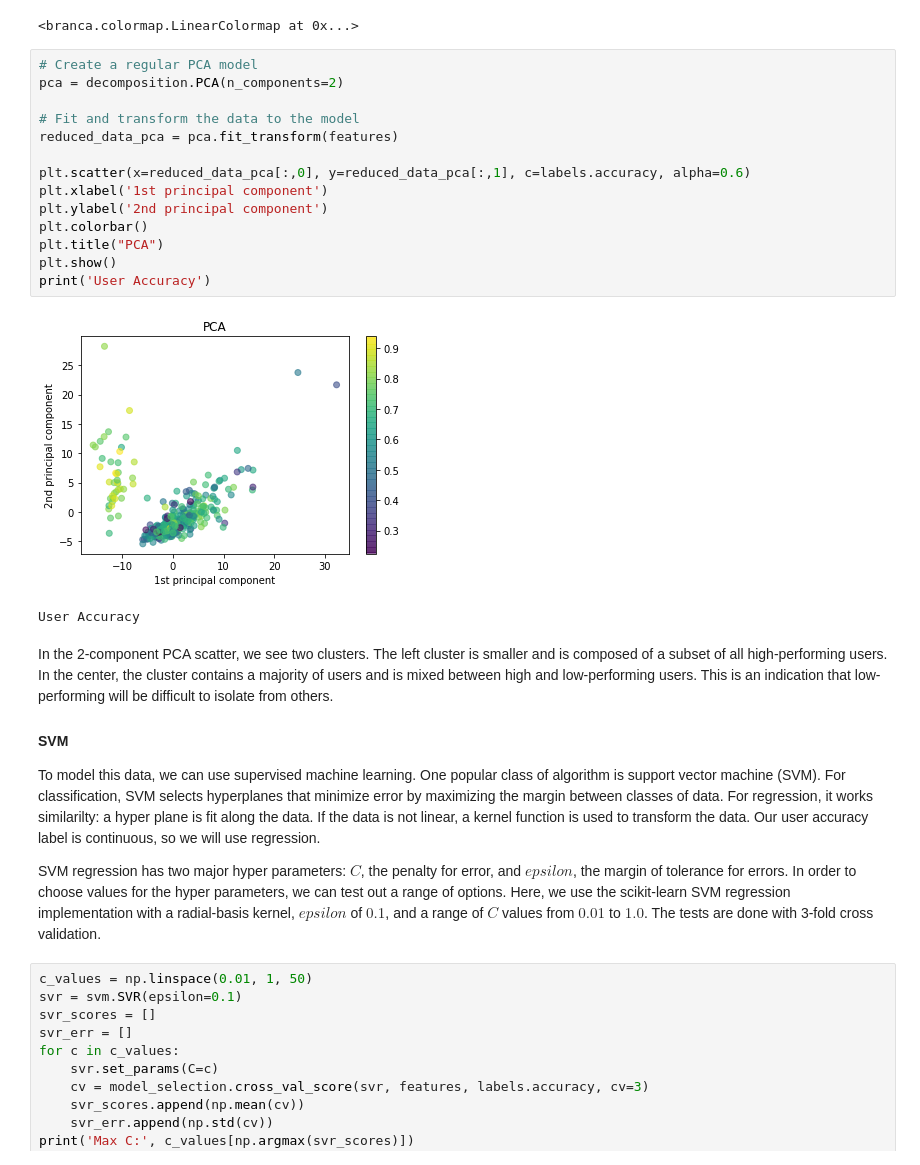
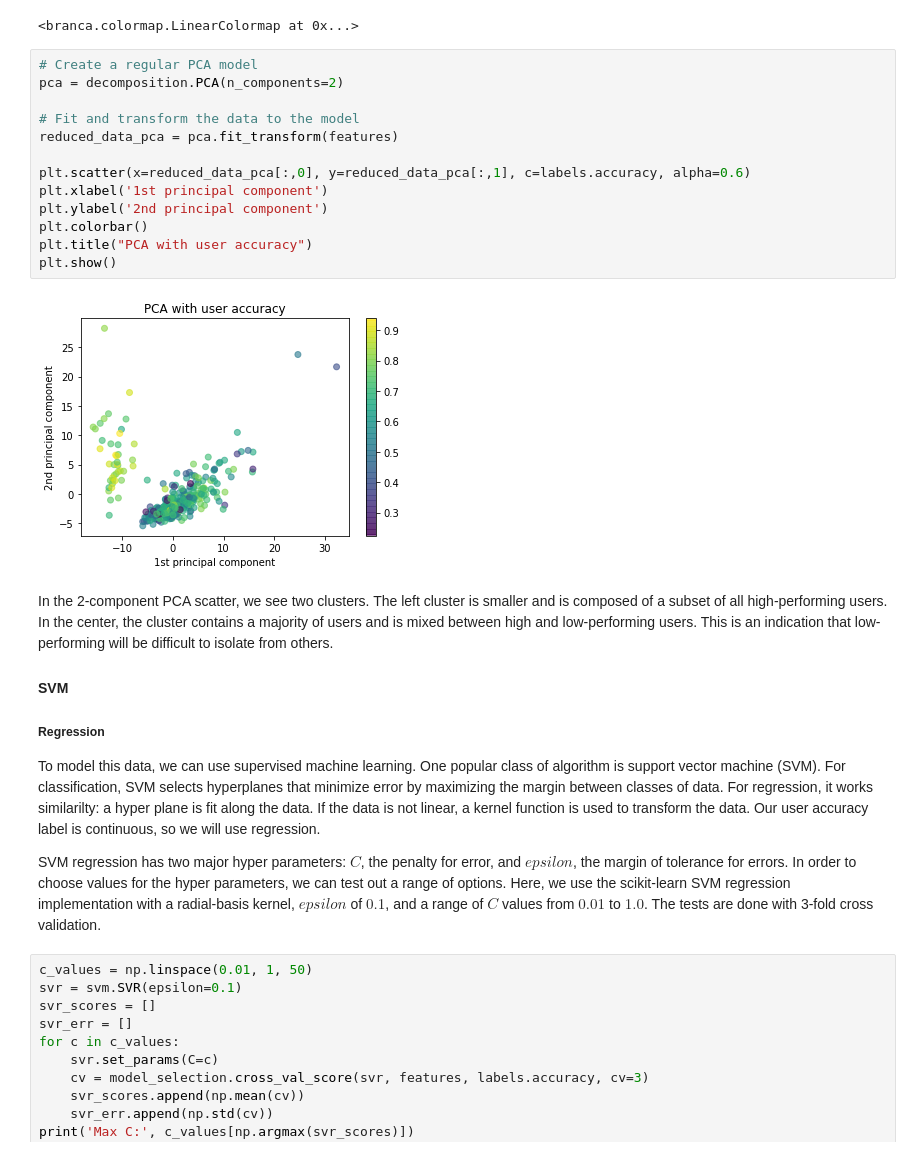
Before and after one commit to johannkm/cmsc499A, a Jupyter notebook: Report.ipynb, the cells around one changed output. Cells and saved outputs as stored; diff of their text form.

```diff
--- a/Report.ipynb
+++ b/Report.ipynb
@@ -286,24 +286,23 @@ User Accuracy
 # %%
 # Create a regular PCA model
 pca = decomposition.PCA(n_components=2)
 
 # Fit and transform the data to the model
 reduced_data_pca = pca.fit_transform(features)
 
 plt.scatter(x=reduced_data_pca[:,0], y=reduced_data_pca[:,1], c=labels.accuracy, alpha=0.6)
 plt.xlabel('1st principal component')
 plt.ylabel('2nd principal component')
 plt.colorbar()
-plt.title("PCA")
+plt.title("PCA with user accuracy")
 plt.show()
-print('User Accuracy')
 # %% [output]
-[figure, old version]
+[figure, new version]
-User Accuracy
 # %% [markdown]
 In the 2-component PCA scatter, we see two clusters. The left cluster is smaller and is composed of a subset of all high-performing users. In the center, the cluster contains a majority of users and is mixed between high and low-performing users. This is an indication that low-performing will be difficult to isolate from others.
 
 #### SVM
+##### Regression
 To model this data, we can use supervised machine learning. One popular class of algorithm is support vector machine (SVM). For classification, SVM selects hyperplanes that minimize error by maximizing the margin between classes of data. For regression, it works similarilty: a hyper plane is fit along the data. If the data is not linear, a kernel function is used to transform the data. Our user accuracy label is continuous, so we will use regression.
 
 SVM regression has two major hyper parameters: $C$, the penalty for error, and $epsilon$, the margin of tolerance for errors. In order to choose values for the hyper parameters, we can test out a range of options. Here, we use the scikit-learn SVM regression implementation with a radial-basis kernel, $epsilon$ of $0.1$, and a range of $C$ values from $0.01$ to $1.0$. The tests are done with 3-fold cross validation.
```
Also changed, not shown: parts of 3 cells of this notebook, 15 other files.
